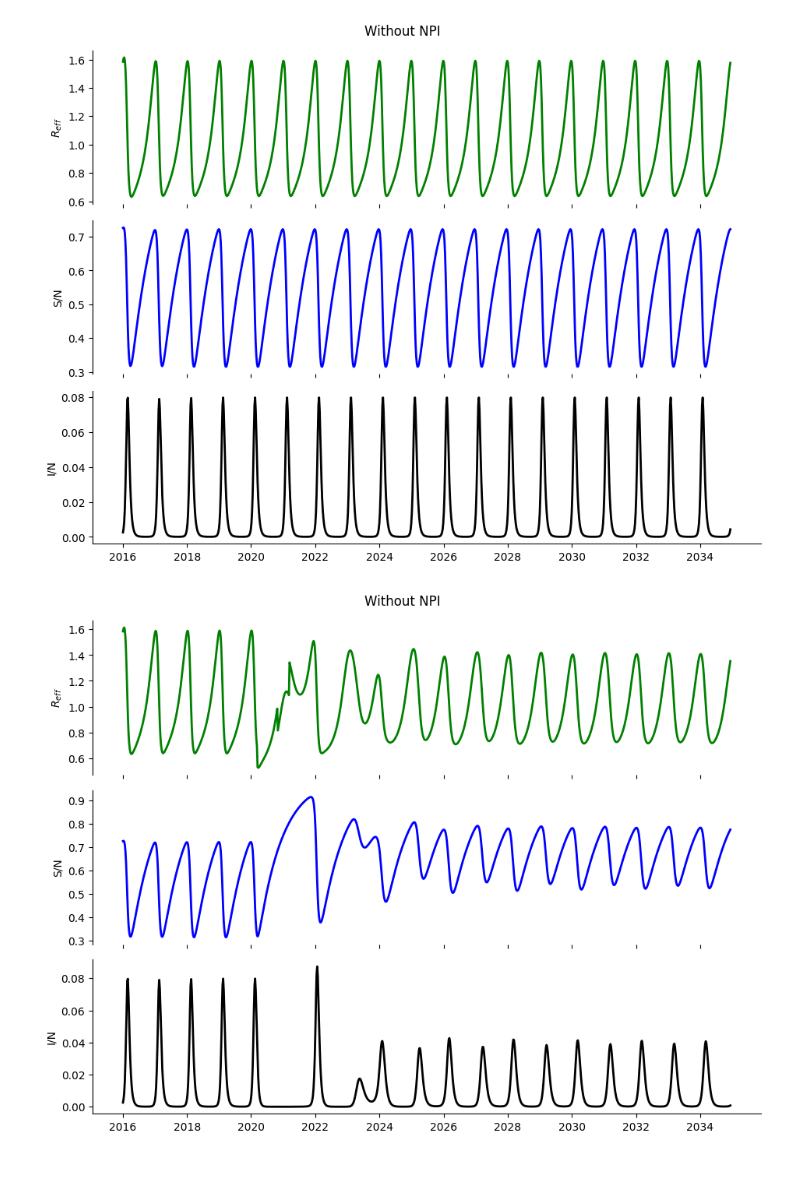
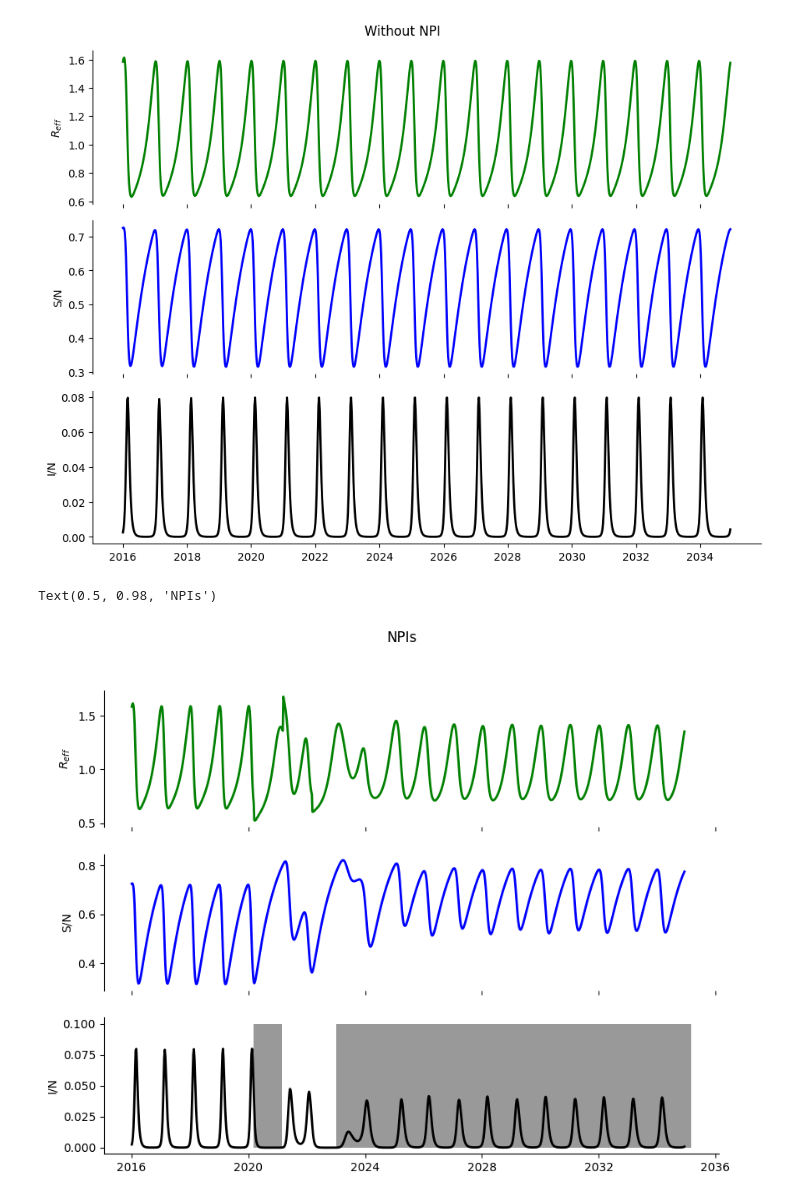
Before and after one commit to ChaosDonkey06/replicated_papers, a Jupyter notebook: 01.ipynb, the cells around one changed output. Cells and saved outputs as stored; diff of their text form; code cells hidden in the pictures; blank space fills up the shorter version.

```diff
--- a/01.ipynb
+++ b/01.ipynb
@@ -91,18 +91,15 @@ rnot      = np.exp(-180 * qsim(tsim) + np.log(R0max - R0min)) + R0min
 
 
 # first set of NPIs
-npi_start   = 52 * 6 + 11
-npi_end     = 52 * 6 + 11 + 52
+npi_start1  = 52 * 6 + 11
+npi_end1    = 52 * 6 + 11 + 52
 betachange  = 0.8
-rnot        = rnot.at[npi_start:npi_end].set(rnot[npi_start:npi_end] * betachange)
-
+rnot        = rnot.at[npi_start1:npi_end1].set(rnot[npi_start1:npi_end1] * betachange)
 
 # second set of NPIs
-npi_start   = 52 * 6 + 11 + 104
-npi_end     = 52 * 6 + 11 + 33 + 52
+npi_start2  = 52 * 6 + 11 + 104
 betachange  = 0.8
-rnot        = rnot.at[npi_start::].set(rnot[npi_start::] * betachange)
-
+rnot        = rnot.at[npi_start2:].set(rnot[npi_start2:] * betachange)
 
 R0        = LinearInterpolation(ts=tsim, ys=rnot)
 
@@ -115,31 +112,61 @@ solver = Dopri5()
 y0       = np.array([0.19, 0.01, 0.8])
 solution = diffeqsolve(term, solver, t0=0, t1=t_max, saveat=saveat, dt0=1, y0=y0)
 # %%
+from matplotlib.patches import Rectangle, Polygon
 import pandas as pd
+import numpy as onp
 
 s, i, r  = solution.ys[52*2:, :].T
 time_sim = solution.ts[52*2:]
 
 dates = pd.date_range(start='2016-01-01', periods=len(time_sim), freq='W')
 
 reff = R0.evaluate(time_sim) * s
 
 fig, ax = plt.subplots(3, 1, figsize=(9.5, 7.2), sharex=True)
 ax[0].plot(dates, reff, label=r'$R_{eff}$', color='g', lw=2)
 ax[1].plot(dates, s, label='I', color='blue', lw=2)
 ax[2].plot(dates, i, label='I', color='k', lw=2)
 
+dates_num = pd.to_numeric(dates)+1
+
+a_start   = npi_start1  - 52*2  + float(dates_num[0])
+a_end     = npi_end1    - 52*2  + float(dates_num[0])
+
+a1 = pd.to_datetime(0)
+a  = pd.to_datetime("2020-03-01")-a1; a=a.days
+b  = pd.to_datetime("2021-03-01")-a1; b=b.days
+
+ix = np.linspace(a, b)
+iy = 0.1*np.ones((ix.shape[0]))
+verts  = [(a, 0), *zip(ix, iy), (b, 0)]
+
+poly = Polygon(verts, facecolor='0.6', edgecolor=None)
+ax[2].add_patch(poly)
+
+
+a1 = pd.to_datetime(0)
+a  = pd.to_datetime("2023-01-01")-a1; a=a.days
+b  = pd.to_datetime("2035-03-01")-a1; b=b.days
+
+ix = np.linspace(a, b)
+iy = 0.1*np.ones((ix.shape[0]))
+verts  = [(a, 0), *zip(ix, iy), (b, 0)]
+
+poly = Polygon(verts, facecolor='0.6', edgecolor=None)
+ax[2].add_patch(poly)
+
 for axi in ax.flatten():
     axi.spines['right'].set_visible(False)
     axi.spines['top'].set_visible(False)
     axi.spines['bottom'].set_visible(False)
 
 ax[-1].spines['bottom'].set_visible(True)
 ax[0].set_ylabel(r"$R_{{eff}}$")
 ax[1].set_ylabel(r"S/N")
 ax[2].set_ylabel(r"I/N")
 
-plt.suptitle("Without NPI")
-plt.tight_layout()
+plt.suptitle("NPIs")
 # %% [output]
+Text(0.5, 0.98, 'NPIs')
-[figure, old version]
+[figure, new version]
```
Also changed, not shown: parts of 3 cells of this notebook.
